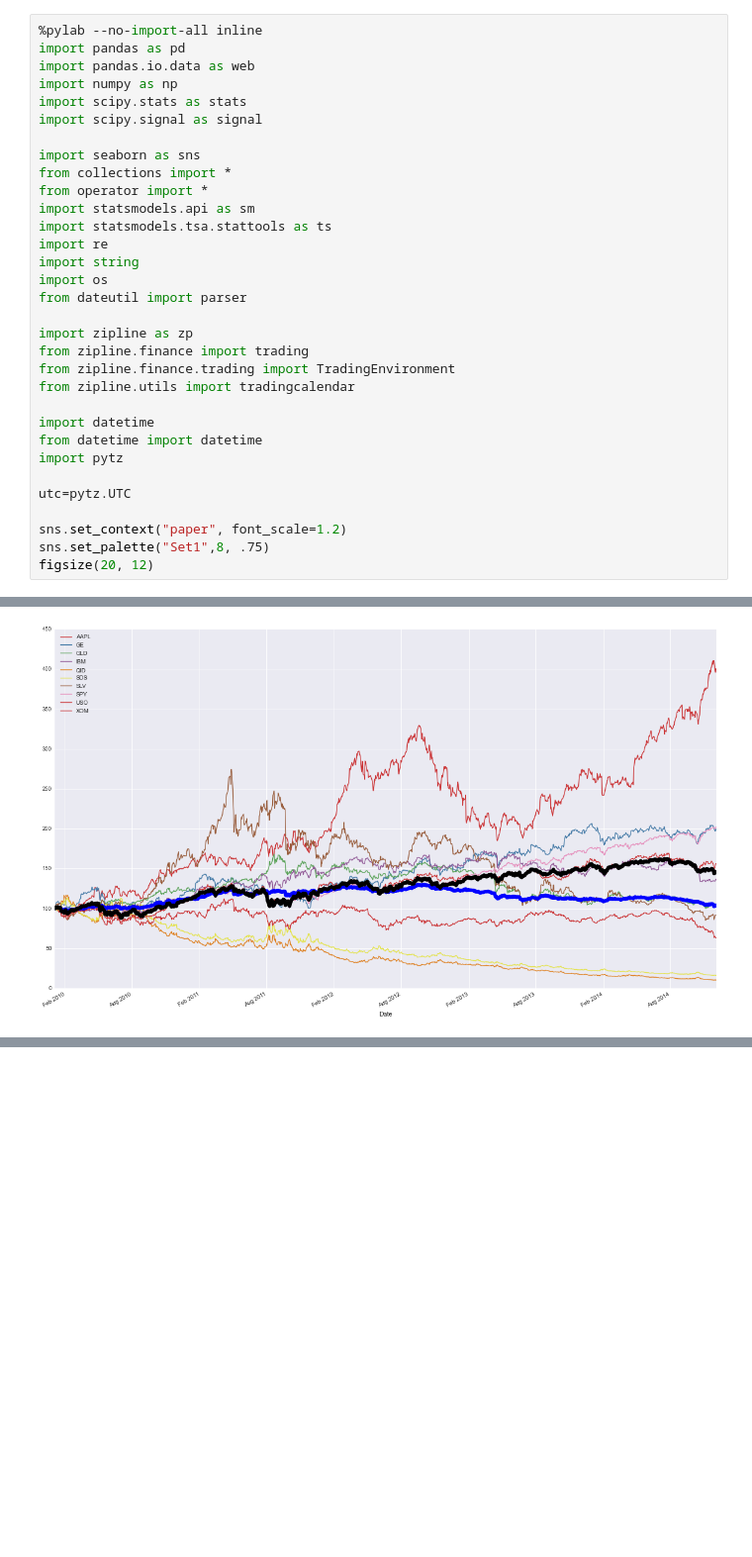
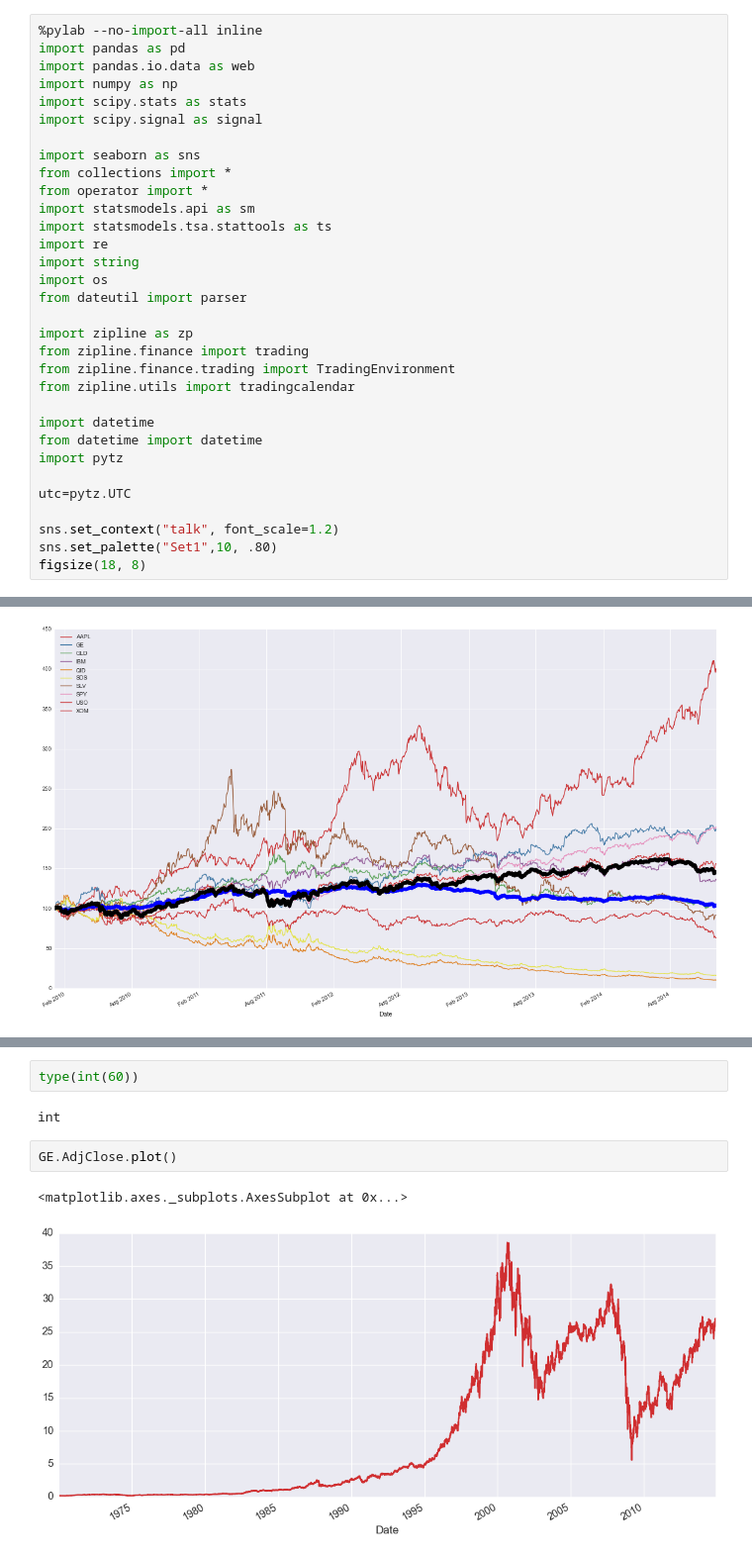
Before and after one commit to AlgoSkyNet/sandbox_py, a Jupyter notebook: sandbox_py_1.ipynb, the cells around one changed output, grey strips where cells are left out. Shown at 99% size. Cells and saved outputs as stored; diff of their text form; blank space fills up the shorter version.

```diff
--- a/sandbox_py_1.ipynb
+++ b/sandbox_py_1.ipynb
@@ -27,9 +27,9 @@ import pytz
 
 utc=pytz.UTC
 
-sns.set_context("paper", font_scale=1.2)
-sns.set_palette("Set1",8, .75)
-figsize(20, 12)
+sns.set_context("talk", font_scale=1.2)
+sns.set_palette("Set1",10, .80)
+figsize(18, 8)
 # %% [output]
 Populating the interactive namespace from numpy and matplotlib
 # %%
@@ -628,0 +642,9 @@ Beta:
+# %%
+type(int(60))
+# %% [output]
+int
+# %%
+GE.AdjClose.plot()
+# %% [output]
+<matplotlib.axes._subplots.AxesSubplot at 0x...>
+[figure, added]
```
Also changed, not shown: parts of 3 cells of this notebook.
